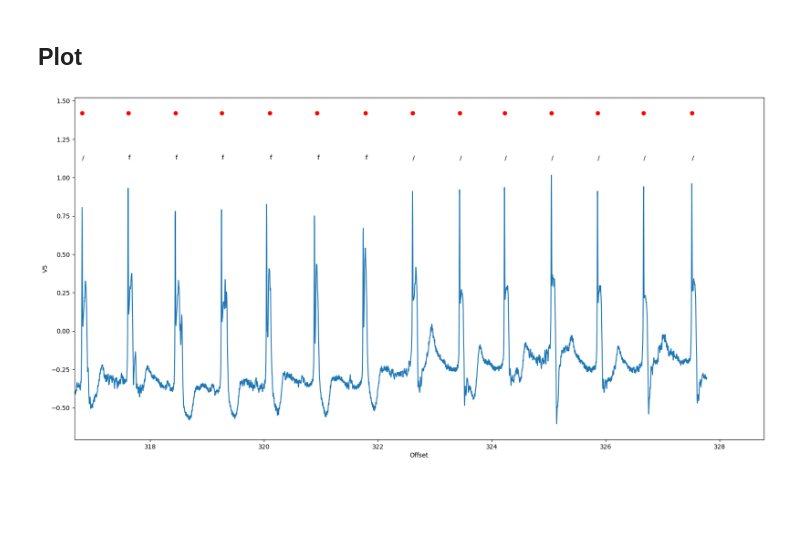
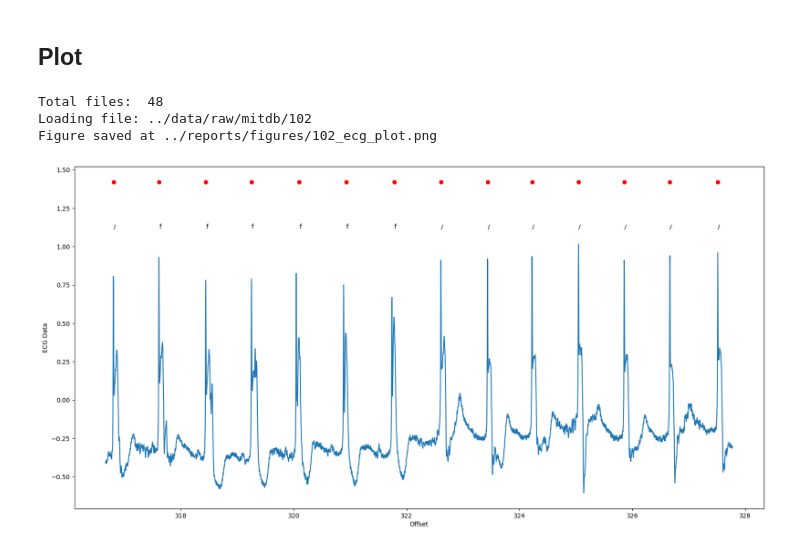
Before and after one commit to carrliitos/ecg_classification, a Jupyter notebook: notebooks/a01_view_mitdb_data.ipynb, the cells around one changed output. Drawn from its saved outputs; the diff is of its cells as text; code cells hidden in the pictures; blank space fills up the shorter version.

```diff
--- a/notebooks/a01_view_mitdb_data.ipynb
+++ b/notebooks/a01_view_mitdb_data.ipynb
@@ -42,36 +53,52 @@ Annotations: 2192
 # %% [markdown]
 ## Plot
 # %%
-record = wf.rdsamp(datfile)
-annotation = wf.rdann(datfile, 'atr')
+def plot_ecg_data(times, ecg_data, annotimes, annotypes, save_path=None):
+    """
+    Plot ECG data and annotations.
 
-# Get data and annotations for the samples selected below.
-sample_end = SAMPLE_START + SAMPLE_SIZE
-channel = record[0][SAMPLE_START:sample_end, CHANNEL]
+    Parameters:
+    - times (numpy.ndarray): Time values for the ECG data.
+    - ecg_data (numpy.ndarray): ECG data to be plotted.
+    - annotimes (numpy.ndarray): Time values for annotations.
+    - annotypes (numpy.ndarray): Annotation types corresponding to annotimes.
+    - save_path (str): Path to save the figure. If None, the figure is not saved.
+    """
+    plt.figure(figsize=(20, 10))
+    plt.plot(times, ecg_data)
 
-# Plot the heart beats. Time scale is number of readings
-# divided by sampling frequency.
-times = (np.arange(SAMPLE_SIZE, dtype = 'float') + SAMPLE_START) / record[1].get('fs')
-plt.figure(figsize=(20,10))
-plt.plot(times, channel)
+    # Plot annotations.
+    plt.plot(annotimes, np.ones_like(annotimes) * ecg_data.max() * 1.4, 'ro')
 
-# Extract annotations.
-where = np.logical_and(annotation.sample >= SAMPLE_START, annotation.sample < sample_end)
-annots = annotation.sample[where] - SAMPLE_START
-annotypes = np.array(annotation.symbol)
-annotypes = annotypes[where]
+    # Annotation codes.
+    for idx, annot in enumerate(annotimes):
+        plt.annotate(annotypes[idx], xy=(annot, ecg_data.max() * 1.1))
 
-# Plot the Annotations.
-annotimes = times[annots]
-plt.plot(annotimes, np.ones_like(annotimes) * channel.max() * 1.4, 'ro')
+    plt.xlabel('Offset')
+    plt.ylabel('ECG Data')
 
-# Annotation codes.
-for idx, annot in enumerate(annots):
-    plt.annotate(annotypes[idx], xy = (times[annot], channel.max() * 1.1))
-
-plt.xlim([SAMPLE_START / record[1].get('fs'), (sample_end / record[1].get('fs')) + 1])
-plt.xlabel('Offset')
-plt.ylabel(record[1].get('sig_name')[CHANNEL])
-plt.show()
+    # Save the figure if save_path is provided.
+    if save_path:
+        plt.savefig(save_path)
+        print(f"Figure saved at {save_path}")
+    else:
+        plt.show()
-# %% [output]
-[figure, removed]
+# %%
+dbfiles = dm.get_records("../data/raw/mitdb")
+print('Total files: ', len(dbfiles))
+
+# Pick a file.
+FILE = 2
+datfile = dbfiles[FILE]
+print('Loading file:', datfile)
+
+# Specify the save path.
+save_path = f"../reports/figures/{datfile.split('/')[-1].split('.')[0]}_ecg_plot.png"
+
+times, ecg_data, annotimes, annotypes = load_ecg_file(datfile, CHANNEL, SAMPLE_START, SAMPLE_SIZE)
+plot_ecg_data(times, ecg_data, annotimes, annotypes, save_path=save_path)
+# %% [output]
+Total files:  48
+Loading file: ../data/raw/mitdb/102
+Figure saved at ../reports/figures/102_ecg_plot.png
+[figure, added]
```
Also changed, not shown: parts of 1 cell of this notebook, 7 other files.
